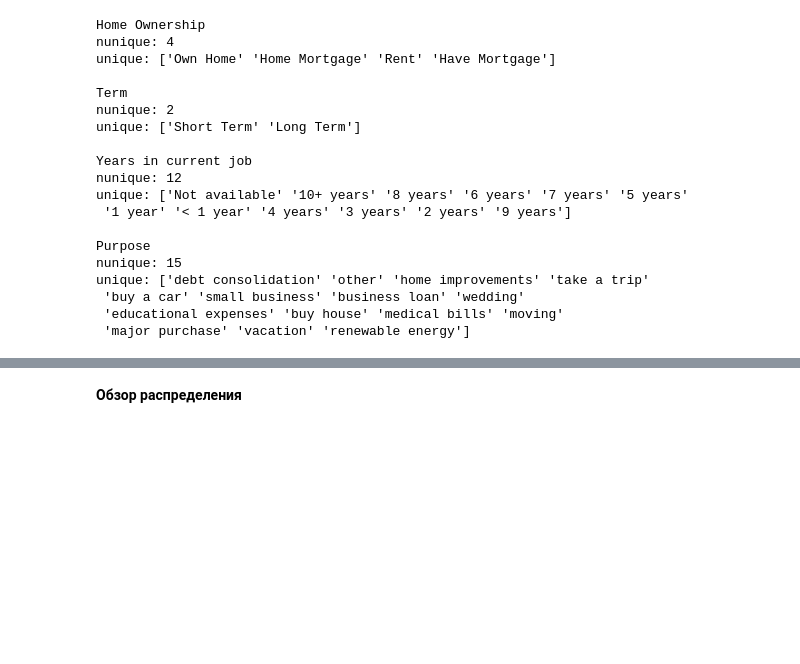
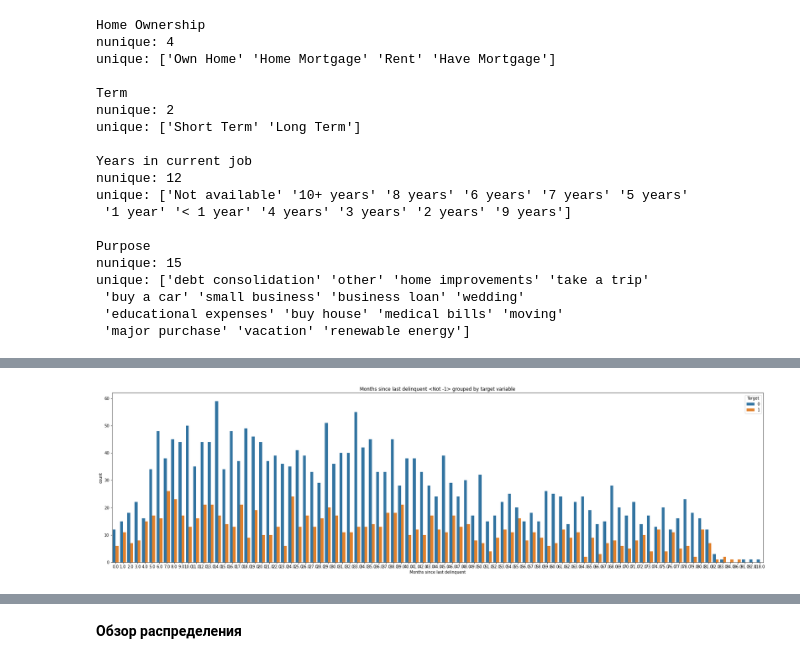
Before and after one commit to llkenny/python_ds_2, a Jupyter notebook: Final/MSDoroshenko/_solution.ipynb, the cells around one changed output, grey strips where cells are left out. Drawn from its saved outputs; the diff is of its cells as text; code cells hidden in the pictures; blank space fills up the shorter version.

```diff
--- a/Final/MSDoroshenko/_solution.ipynb
+++ b/Final/MSDoroshenko/_solution.ipynb
@@ -391,0 +377,2 @@ dtype: int64
+# %%
+df.loc[df['Credit Score'] >= 80, 'Credit Score'] = 80
@@ -391,0 +388,2 @@ dtype: int64
+# %%
+df.loc[df['Credit Score'] == -1, 'Credit Score'] = 69
@@ -391,0 +455,10 @@ dtype: int64
+# %%
+plt.figure(figsize=(30, 8))
+
+sns.countplot(x="Months since last delinquent", hue=TARGET_NAME, data=df.loc[df['Months since last delinquent'] != -1])
+plt.title('Months since last delinquent <Not -1> grouped by target variable')
+plt.legend(title='Target', loc='upper right')
+
+plt.show()
+# %% [output]
+[figure, added]
```
Also changed, not shown: parts of 117 cells of this notebook, 6 other files.
